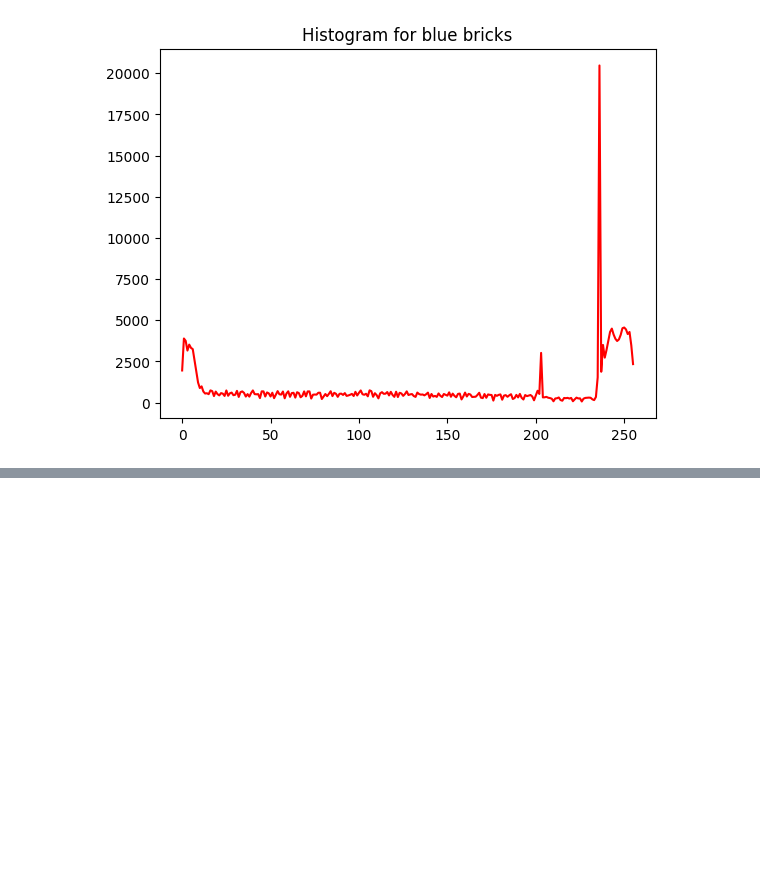
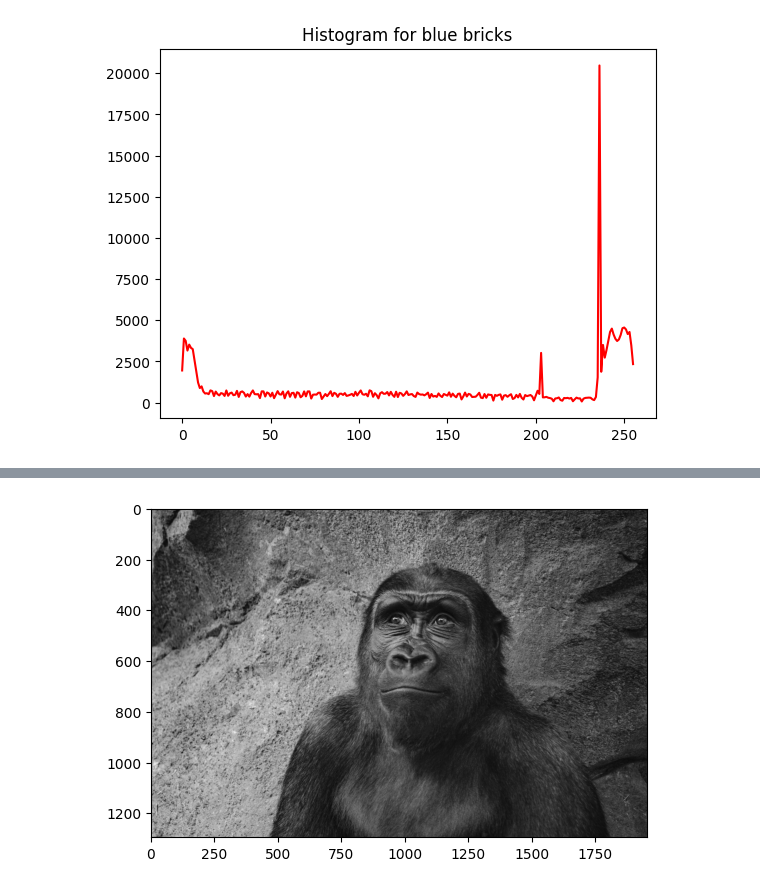
Before and after one commit to Joel-Milla/Computer-Vision-OpenCV-DeepLearning, a Jupyter notebook: Section 4 - Image Processing/Histograms.ipynb, the cells around one changed output, grey strips where cells are left out. Cells and saved outputs as stored; diff of their text form; code cells hidden in the pictures; blank space fills up the shorter version.

Commit message:
Now add code that equalize color images in order to increase their contrast.

```diff
--- a/Section 4 - Image Processing/Histograms.ipynb
+++ b/Section 4 - Image Processing/Histograms.ipynb
@@ -174,0 +180,12 @@ plt.show()
+# %%
+def get_image(name):
+    image = cv2.imread(f'../Computer-Vision-with-Python/Computer-Vision-with-Python/DATA/{name}')
+    image_rgb = cv2.cvtColor(image, cv2.COLOR_BGR2RGB)
+    gray_image = cv2.cvtColor(image_rgb, cv2.COLOR_RGB2GRAY)
+    return (image, image_rgb, gray_image)
+# %%
+gorilla, show_gorilla, gray_gorilla = get_image('gorilla.jpg')
+# %%
+show_image(gray_gorilla, 'gray')
+# %% [output]
+[figure, added]
```
Also changed, not shown: parts of 13 cells of this notebook.
